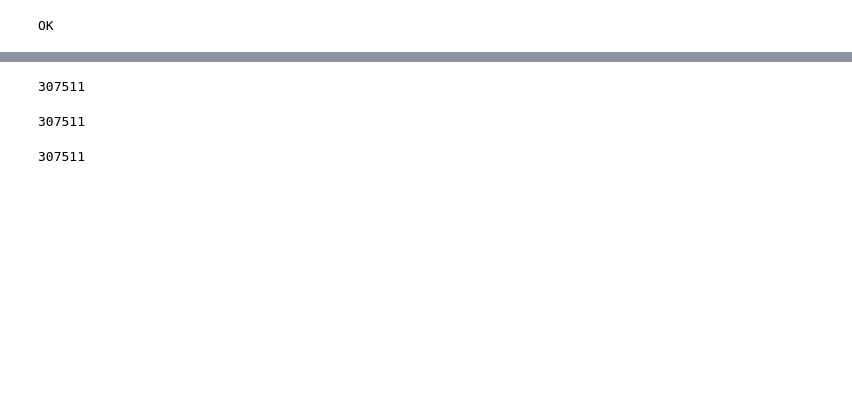
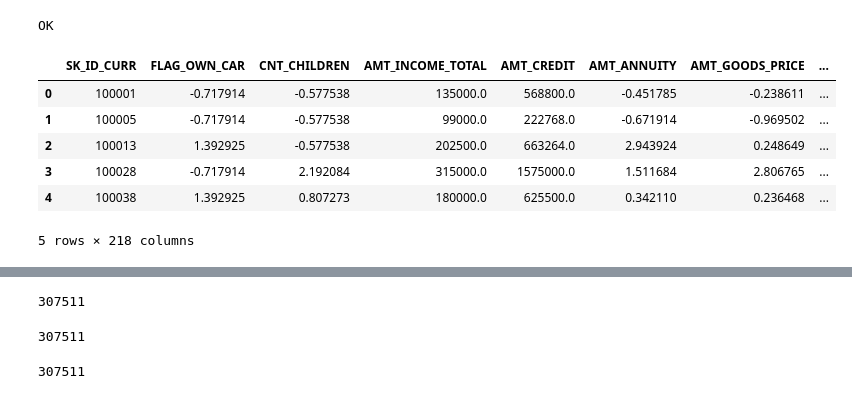
Before and after one commit to nekonabesan/kaggle_study, a Jupyter notebook: hcdr/joint_submit_xgb.ipynb, the cells around one changed output, grey strips where cells are left out. Saved outputs shown, nothing was run; the diff lists cells and outputs as text; code cells hidden in the pictures; blank space fills up the shorter version.

```diff
--- a/hcdr/joint_submit_xgb.ipynb
+++ b/hcdr/joint_submit_xgb.ipynb
@@ -48,20 +77,28 @@ print("OK\n")
 # %% [output]
 OK
 # %%
-app_train =  pd.read_csv('./home-credit-default-risk/exports/app_train.csv')
-app_test =  pd.read_csv('./home-credit-default-risk/exports/app_test.csv')
+app_train =  pd.read_csv('./home-credit-default-risk/exports/app_train_nn.csv')
+app_test =  pd.read_csv('./home-credit-default-risk/exports/app_test_nn.csv')
 # 他社債務
-hc_br_train = pd.read_csv('./home-credit-default-risk/exports/hc_br_train.csv')
-hc_br_test = pd.read_csv('./home-credit-default-risk/exports/hc_br_test.csv')
-# hc Cash loans
-hc_only_cash_train = pd.read_csv('./home-credit-default-risk/exports/hc_only_cash_train.csv')
-hc_only_cash_test = pd.read_csv('./home-credit-default-risk/exports/hc_only_cash_test.csv')
-# hc Revolbing loans
-hc_only_revo_train = pd.read_csv('./home-credit-default-risk/exports/hc_only_revo_train.csv')
-hc_only_revo_test = pd.read_csv('./home-credit-default-risk/exports/hc_only_revo_test.csv')
-## hc Consumer loans
-hc_only_consumer_train = pd.read_csv('./home-credit-default-risk/exports/hc_only_consumer_train.csv')
-hc_only_consumer_test = pd.read_csv('./home-credit-default-risk/exports/hc_only_consumer_test.csv')
+hc_br_train = pd.read_csv('./home-credit-default-risk/exports/hc_br_train_axis-60.csv')
+hc_br_test = pd.read_csv('./home-credit-default-risk/exports/hc_br_test_axis-60.csv')
+# hc Cash loans/Cash loans
+hc_only_cash_cash_train = pd.read_csv('./home-credit-default-risk/exports/hc_only-cash-cash_train_axis-24.csv')
+hc_only_cash_cash_test = pd.read_csv('./home-credit-default-risk/exports/hc_only-cash-cash_test_axis-24.csv')
+# Revolving loans/Consumer loans
+hc_only_rev_cons_train = pd.read_csv('./home-credit-default-risk/exports/hc_only-rev-cons_train_axis-24.csv')
+hc_only_rev_cons_test = pd.read_csv('./home-credit-default-risk/exports/hc_only-rev-cons_test_axis-24.csv')
+# hc  Revolving loans/Cash loans
+
+app_test.head()
+# %% [output]
+|  | SK_ID_CURR | FLAG_OWN_CAR | CNT_CHILDREN | AMT_INCOME_TOTAL | AMT_CREDIT | AMT_ANNUITY | AMT_GOODS_PRICE | ... |
+| 0 | 100001 | -0.717914 | -0.577538 | 135000.0 | 568800.0 | -0.451785 | -0.238611 | ... |
+| 1 | 100005 | -0.717914 | -0.577538 | 99000.0 | 222768.0 | -0.671914 | -0.969502 | ... |
+| 2 | 100013 | 1.392925 | -0.577538 | 202500.0 | 663264.0 | 2.943924 | 0.248649 | ... |
+| 3 | 100028 | -0.717914 | 2.192084 | 315000.0 | 1575000.0 | 1.511684 | 2.806765 | ... |
+| 4 | 100038 | 1.392925 | 0.807273 | 180000.0 | 625500.0 | 0.342110 | 0.236468 | ... |
+5 rows × 218 columns
 # %%
 columns = ['TARGET']
 hc_br_train.drop(columns, axis=1, inplace=True)
```
Also changed, not shown: parts of 22 cells of this notebook, 34 other files.
